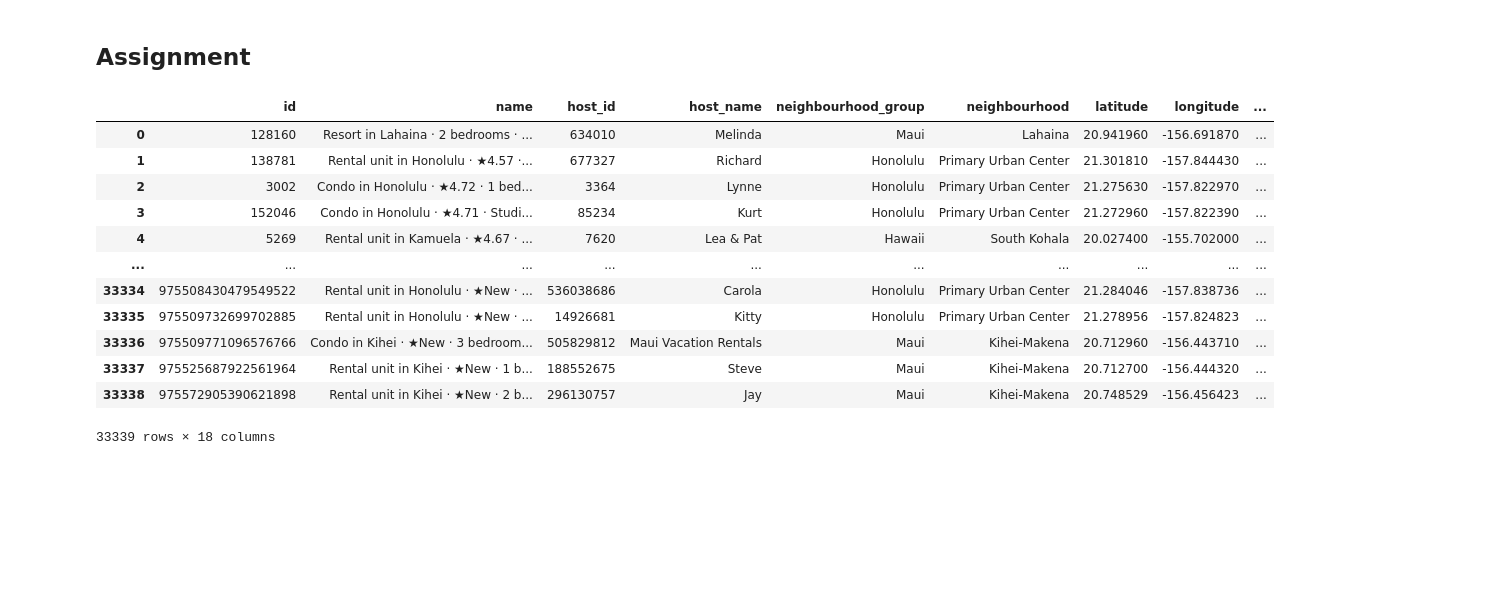
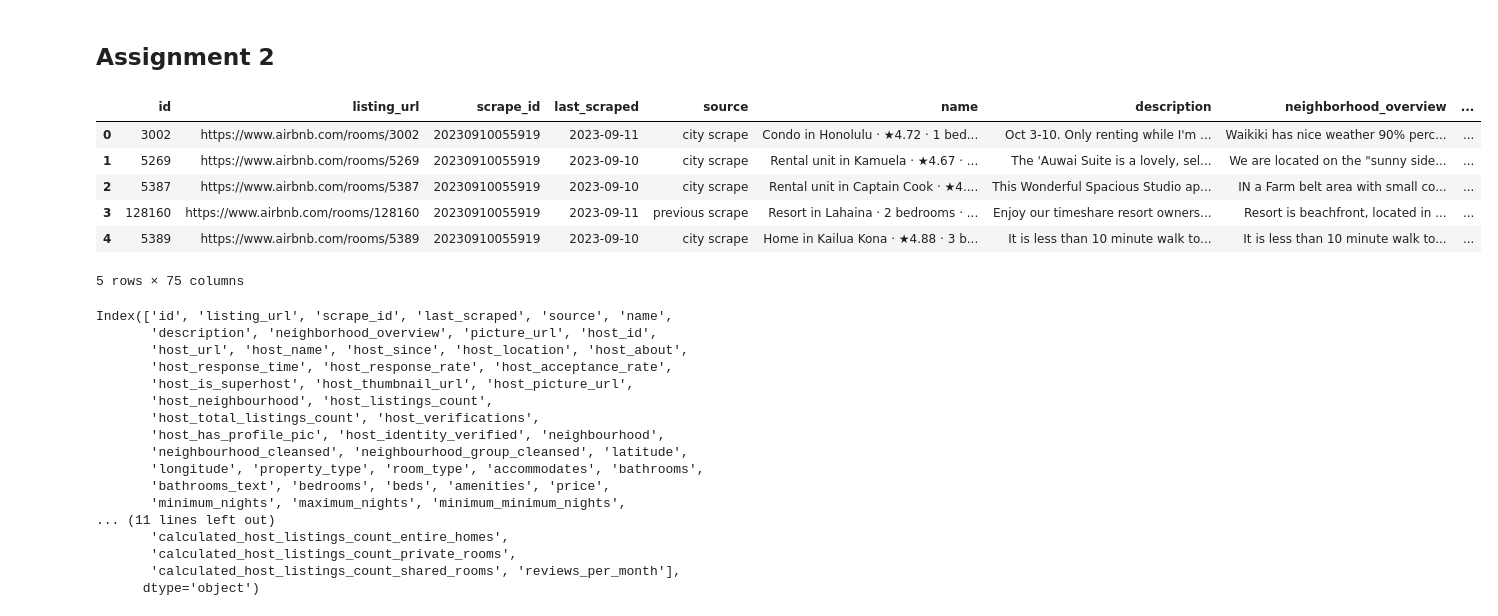
Before and after one commit to me9hanics/DA3-phdma, a Jupyter notebook: Assignment2/assignment.ipynb, the cells around one changed output. Saved outputs shown, nothing was run; the diff lists cells and outputs as text; code cells hidden in the pictures; blank space fills up the shorter version.

```diff
--- a/Assignment2/assignment.ipynb
+++ b/Assignment2/assignment.ipynb
@@ -1,5 +1,5 @@
 # %% [markdown]
-## Assignment
+## Assignment 2
 # %%
 import pandas as pd
 import numpy as np
@@ -7,17 +20,31 @@ import matplotlib.pyplot as plt
 # %%
-df=pd.read_csv('data\listings.csv')
-df
+df=pd.read_csv('data\listings_detailed.csv')
+df.head()
 # %% [output]
-|  | id | name | host_id | host_name | neighbourhood_group | neighbourhood | latitude | longitude | ... |
-| 0 | 128160 | Resort in Lahaina · 2 bedrooms · ... | 634010 | Melinda | Maui | Lahaina | 20.941960 | -156.691870 | ... |
-| 1 | 138781 | Rental unit in Honolulu · ★4.57 ·... | 677327 | Richard | Honolulu | Primary Urban Center | 21.301810 | -157.844430 | ... |
-| 2 | 3002 | Condo in Honolulu · ★4.72 · 1 bed... | 3364 | Lynne | Honolulu | Primary Urban Center | 21.275630 | -157.822970 | ... |
-| 3 | 152046 | Condo in Honolulu · ★4.71 · Studi... | 85234 | Kurt | Honolulu | Primary Urban Center | 21.272960 | -157.822390 | ... |
-| 4 | 5269 | Rental unit in Kamuela · ★4.67 · ... | 7620 | Lea & Pat | Hawaii | South Kohala | 20.027400 | -155.702000 | ... |
-| ... | ... | ... | ... | ... | ... | ... | ... | ... | ... |
-| 33334 | 975508430479549522 | Rental unit in Honolulu · ★New · ... | 536038686 | Carola | Honolulu | Primary Urban Center | 21.284046 | -157.838736 | ... |
-| 33335 | 975509732699702885 | Rental unit in Honolulu · ★New · ... | 14926681 | Kitty | Honolulu | Primary Urban Center | 21.278956 | -157.824823 | ... |
-| 33336 | 975509771096576766 | Condo in Kihei · ★New · 3 bedroom... | 505829812 | Maui Vacation Rentals | Maui | Kihei-Makena | 20.712960 | -156.443710 | ... |
-| 33337 | 975525687922561964 | Rental unit in Kihei · ★New · 1 b... | 188552675 | Steve | Maui | Kihei-Makena | 20.712700 | -156.444320 | ... |
-| 33338 | 975572905390621898 | Rental unit in Kihei · ★New · 2 b... | 296130757 | Jay | Maui | Kihei-Makena | 20.748529 | -156.456423 | ... |
+|  | id | listing_url | scrape_id | last_scraped | source | name | description | neighborhood_overview | ... |
+| 0 | 3002 | https://www.airbnb.com/rooms/3002 | 20230910055919 | 2023-09-11 | city scrape | Condo in Honolulu · ★4.72 · 1 bed... | Oct 3-10. Only renting while I'm ... | Waikiki has nice weather 90% perc... | ... |
+| 1 | 5269 | https://www.airbnb.com/rooms/5269 | 20230910055919 | 2023-09-10 | city scrape | Rental unit in Kamuela · ★4.67 · ... | The 'Auwai Suite is a lovely, sel... | We are located on the "sunny side... | ... |
+| 2 | 5387 | https://www.airbnb.com/rooms/5387 | 20230910055919 | 2023-09-10 | city scrape | Rental unit in Captain Cook · ★4.... | This Wonderful Spacious Studio ap... | IN a Farm belt area with small co... | ... |
+| 3 | 128160 | https://www.airbnb.com/rooms/128160 | 20230910055919 | 2023-09-11 | previous scrape | Resort in Lahaina · 2 bedrooms · ... | Enjoy our timeshare resort owners... | Resort is beachfront, located in ... | ... |
+| 4 | 5389 | https://www.airbnb.com/rooms/5389 | 20230910055919 | 2023-09-10 | city scrape | Home in Kailua Kona · ★4.88 · 3 b... | It is less than 10 minute walk to... | It is less than 10 minute walk to... | ... |
-33339 rows × 18 columns
+5 rows × 75 columns
+# %%
+df.columns
+# %% [output]
+Index(['id', 'listing_url', 'scrape_id', 'last_scraped', 'source', 'name',
+       'description', 'neighborhood_overview', 'picture_url', 'host_id',
+       'host_url', 'host_name', 'host_since', 'host_location', 'host_about',
+       'host_response_time', 'host_response_rate', 'host_acceptance_rate',
+       'host_is_superhost', 'host_thumbnail_url', 'host_picture_url',
+       'host_neighbourhood', 'host_listings_count',
+       'host_total_listings_count', 'host_verifications',
+       'host_has_profile_pic', 'host_identity_verified', 'neighbourhood',
+       'neighbourhood_cleansed', 'neighbourhood_group_cleansed', 'latitude',
+       'longitude', 'property_type', 'room_type', 'accommodates', 'bathrooms',
+       'bathrooms_text', 'bedrooms', 'beds', 'amenities', 'price',
+       'minimum_nights', 'maximum_nights', 'minimum_minimum_nights',
+... (11 lines left out)
+       'calculated_host_listings_count_entire_homes',
+       'calculated_host_listings_count_private_rooms',
+       'calculated_host_listings_count_shared_rooms', 'reviews_per_month'],
+      dtype='object')
```
Also changed, not shown: parts of 56 cells of this notebook, 2 other files.
